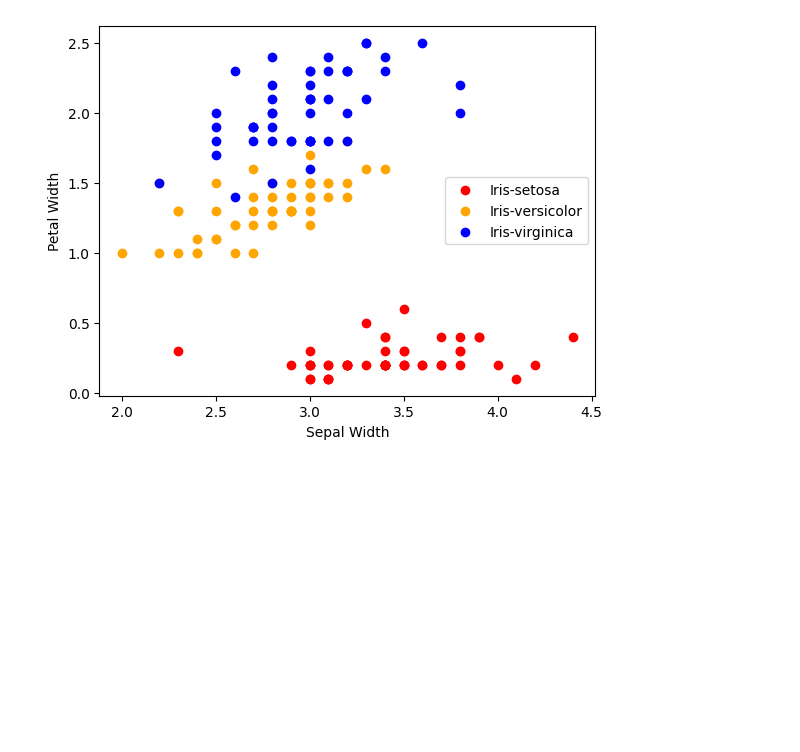
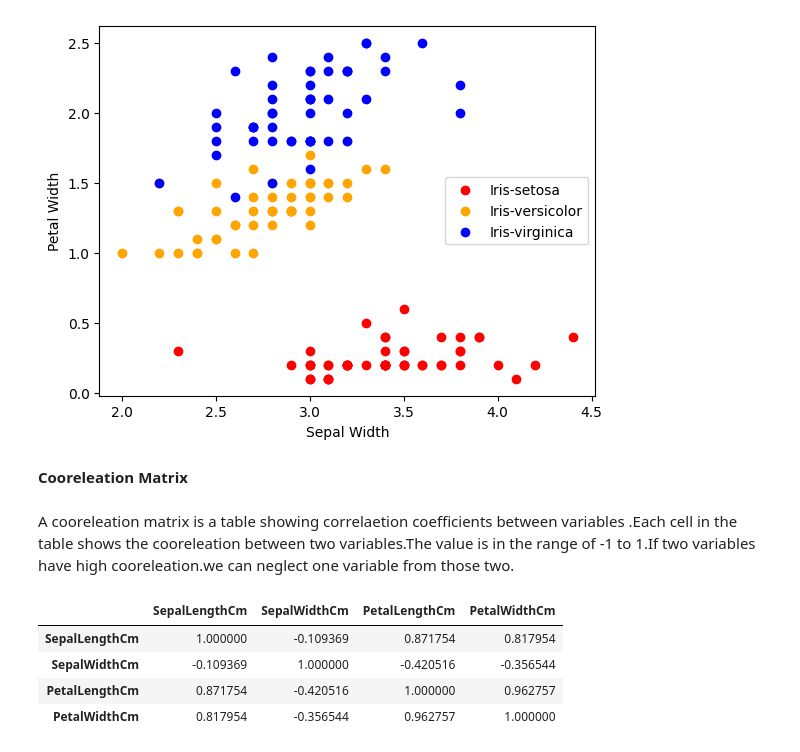
Before and after one commit to Imran2125/OIBSIP, a Jupyter notebook: Untitled1.ipynb, the cells around one changed output. Cells and saved outputs as stored; diff of their text form; code cells hidden in the pictures; blank space fills up the shorter version.

```diff
--- a/Untitled1.ipynb
+++ b/Untitled1.ipynb
@@ -157,3 +157,15 @@ plt.legend()
 # %% [output]
 <matplotlib.legend.Legend at 0x...>
 [figure]
+# %% [markdown]
+**Cooreleation Matrix**
+# %% [markdown]
+A cooreleation matrix is a table showing correlaetion coefficients between variables .Each cell in the table shows the cooreleation between two variables.The value is in the range of -1 to 1.If two variables have high cooreleation.we can neglect one variable from those two.
+# %%
+df.corr()
+# %% [output]
+|  | SepalLengthCm | SepalWidthCm | PetalLengthCm | PetalWidthCm |
+| SepalLengthCm | 1.000000 | -0.109369 | 0.871754 | 0.817954 |
+| SepalWidthCm | -0.109369 | 1.000000 | -0.420516 | -0.356544 |
+| PetalLengthCm | 0.871754 | -0.420516 | 1.000000 | 0.962757 |
+| PetalWidthCm | 0.817954 | -0.356544 | 0.962757 | 1.000000 |
```
Also changed, not shown: parts of 11 cells of this notebook.
